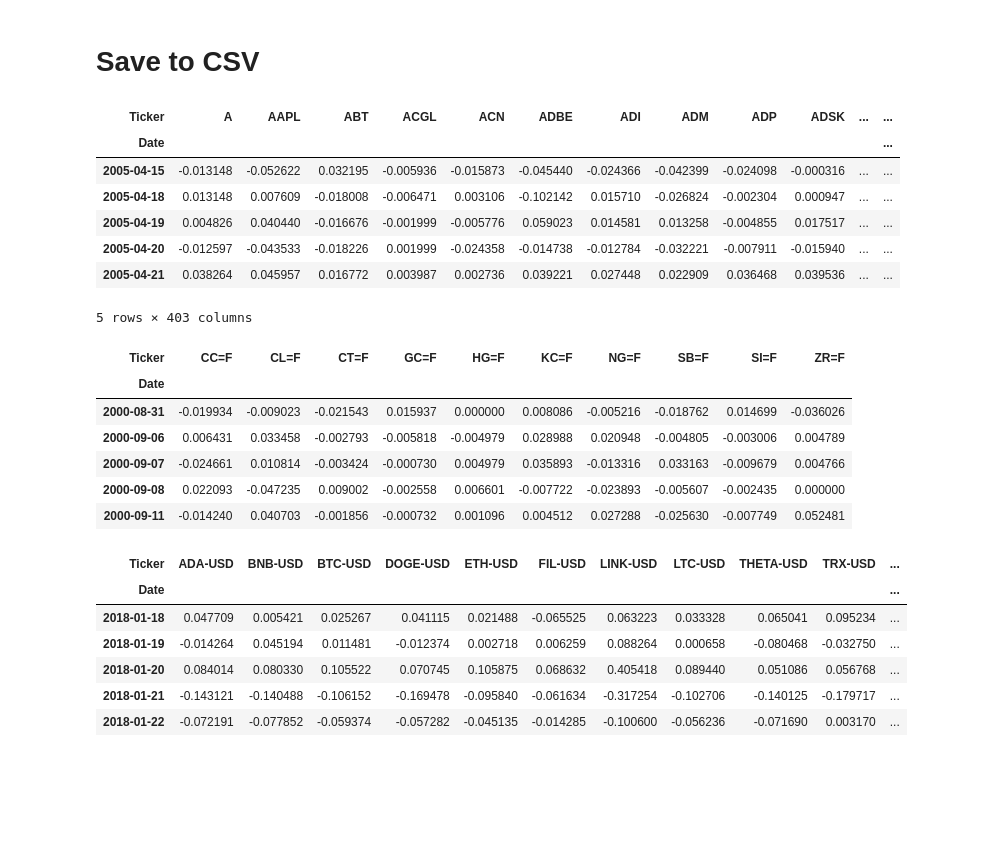
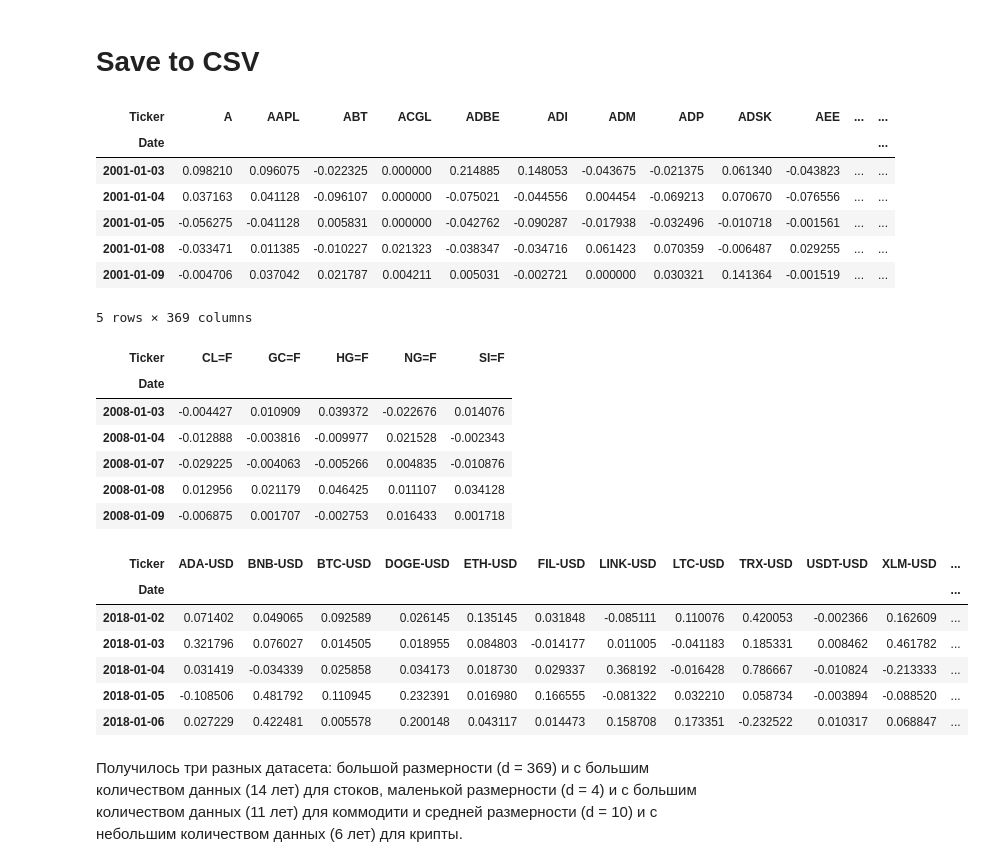
Before and after one commit to lqwic/deep_var, a Jupyter notebook: deepvar_datasets.ipynb, the cells around one changed output. Drawn from its saved outputs; the diff is of its cells as text; code cells hidden in the pictures; blank space fills up the shorter version.

Commit message:
Fixed cleaning data

```diff
--- a/deepvar_datasets.ipynb
+++ b/deepvar_datasets.ipynb
@@ -58,0 +6,7 @@ def find_threshold(data):
+# %%
+def get_cleaned_log_returns(data, start_year, end_year):
+  period = (data.index <= str(end_year)) & (data.index >= str(start_year))
+  sliced_data = data['Close'][period]
+  clean_data = sliced_data.dropna(axis=1)
+  log_returns = np.log(clean_data / clean_data.shift(1))
+  return log_returns.dropna()
@@ -154,7 +112,7 @@ cryptos_tickers = ['BTC-USD', 'ETH-USD', 'USDT-USD', 'BNB-USD', 'XRP-USD',
                    'ALGO-USD', 'WBTC-USD', 'MATIC-USD', 'ICP-USD', 'ATOM1-USD',
                    'VET-USD', 'FIL-USD', 'TRX-USD', 'THETA-USD', 'XLM-USD',
                    'FTT-USD', 'UST-USD', 'HBAR-USD', 'XTZ-USD']
-cryptos = yf.download(cryptos_tickers, start='1900-01-01', end='2022-02-16')
+cryptos = yf.download(cryptos_tickers, start='1900-01-01', end='2024-02-16')
 # %% [output]
 [*********************100%%**********************]  29 of 29 completed
 ERROR:yfinance:
@@ -194,0 +131,3 @@ WARNING:matplotlib.legend:No artists with labels found to put in legend.  Note t
+# %%
+cryptos_log_returns = get_cleaned_log_returns(cryptos, 2018, 2024)
+cryptos_log_returns.head()
@@ -195,34 +142,34 @@ WARNING:matplotlib.legend:No artists with labels found to put in legend.  Note t
 # %% [markdown]
 # Save to CSV
 # %%
-clean_stocks.head()
+stocks_log_returns.head()
 # %% [output]
-| Ticker | A | AAPL | ABT | ACGL | ACN | ADBE | ADI | ADM | ADP | ADSK | ... | ... |
+| Ticker | A | AAPL | ABT | ACGL | ADBE | ADI | ADM | ADP | ADSK | AEE | ... | ... |
 | Date |  |  |  |  |  |  |  |  |  |  |  | ... |
-| 2005-04-15 | -0.013148 | -0.052622 | 0.032195 | -0.005936 | -0.015873 | -0.045440 | -0.024366 | -0.042399 | -0.024098 | -0.000316 | ... | ... |
-| 2005-04-18 | 0.013148 | 0.007609 | -0.018008 | -0.006471 | 0.003106 | -0.102142 | 0.015710 | -0.026824 | -0.002304 | 0.000947 | ... | ... |
-| 2005-04-19 | 0.004826 | 0.040440 | -0.016676 | -0.001999 | -0.005776 | 0.059023 | 0.014581 | 0.013258 | -0.004855 | 0.017517 | ... | ... |
-| 2005-04-20 | -0.012597 | -0.043533 | -0.018226 | 0.001999 | -0.024358 | -0.014738 | -0.012784 | -0.032221 | -0.007911 | -0.015940 | ... | ... |
-| 2005-04-21 | 0.038264 | 0.045957 | 0.016772 | 0.003987 | 0.002736 | 0.039221 | 0.027448 | 0.022909 | 0.036468 | 0.039536 | ... | ... |
+| 2001-01-03 | 0.098210 | 0.096075 | -0.022325 | 0.000000 | 0.214885 | 0.148053 | -0.043675 | -0.021375 | 0.061340 | -0.043823 | ... | ... |
+| 2001-01-04 | 0.037163 | 0.041128 | -0.096107 | 0.000000 | -0.075021 | -0.044556 | 0.004454 | -0.069213 | 0.070670 | -0.076556 | ... | ... |
+| 2001-01-05 | -0.056275 | -0.041128 | 0.005831 | 0.000000 | -0.042762 | -0.090287 | -0.017938 | -0.032496 | -0.010718 | -0.001561 | ... | ... |
+| 2001-01-08 | -0.033471 | 0.011385 | -0.010227 | 0.021323 | -0.038347 | -0.034716 | 0.061423 | 0.070359 | -0.006487 | 0.029255 | ... | ... |
+| 2001-01-09 | -0.004706 | 0.037042 | 0.021787 | 0.004211 | 0.005031 | -0.002721 | 0.000000 | 0.030321 | 0.141364 | -0.001519 | ... | ... |
-5 rows × 403 columns
+5 rows × 369 columns
 # %%
-clean_commodities.head()
+commodities_log_returns.head()
 # %% [output]
-| Ticker | CC=F | CL=F | CT=F | GC=F | HG=F | KC=F | NG=F | SB=F | SI=F | ZR=F |
-| Date |  |  |  |  |  |  |  |  |  |  |
-| 2000-08-31 | -0.019934 | -0.009023 | -0.021543 | 0.015937 | 0.000000 | 0.008086 | -0.005216 | -0.018762 | 0.014699 | -0.036026 |
-| 2000-09-06 | 0.006431 | 0.033458 | -0.002793 | -0.005818 | -0.004979 | 0.028988 | 0.020948 | -0.004805 | -0.003006 | 0.004789 |
-| 2000-09-07 | -0.024661 | 0.010814 | -0.003424 | -0.000730 | 0.004979 | 0.035893 | -0.013316 | 0.033163 | -0.009679 | 0.004766 |
-| 2000-09-08 | 0.022093 | -0.047235 | 0.009002 | -0.002558 | 0.006601 | -0.007722 | -0.023893 | -0.005607 | -0.002435 | 0.000000 |
-| 2000-09-11 | -0.014240 | 0.040703 | -0.001856 | -0.000732 | 0.001096 | 0.004512 | 0.027288 | -0.025630 | -0.007749 | 0.052481 |
+| Ticker | CL=F | GC=F | HG=F | NG=F | SI=F |
+| Date |  |  |  |  |  |
+| 2008-01-03 | -0.004427 | 0.010909 | 0.039372 | -0.022676 | 0.014076 |
+| 2008-01-04 | -0.012888 | -0.003816 | -0.009977 | 0.021528 | -0.002343 |
+| 2008-01-07 | -0.029225 | -0.004063 | -0.005266 | 0.004835 | -0.010876 |
+| 2008-01-08 | 0.012956 | 0.021179 | 0.046425 | 0.011107 | 0.034128 |
+| 2008-01-09 | -0.006875 | 0.001707 | -0.002753 | 0.016433 | 0.001718 |
 # %%
-clean_cryptos.head()
+cryptos_log_returns.head()
 # %% [output]
-| Ticker | ADA-USD | BNB-USD | BTC-USD | DOGE-USD | ETH-USD | FIL-USD | LINK-USD | LTC-USD | THETA-USD | TRX-USD | ... |
-| Date |  |  |  |  |  |  |  |  |  |  | ... |
-| 2018-01-18 | 0.047709 | 0.005421 | 0.025267 | 0.041115 | 0.021488 | -0.065525 | 0.063223 | 0.033328 | 0.065041 | 0.095234 | ... |
-| 2018-01-19 | -0.014264 | 0.045194 | 0.011481 | -0.012374 | 0.002718 | 0.006259 | 0.088264 | 0.000658 | -0.080468 | -0.032750 | ... |
-| 2018-01-20 | 0.084014 | 0.080330 | 0.105522 | 0.070745 | 0.105875 | 0.068632 | 0.405418 | 0.089440 | 0.051086 | 0.056768 | ... |
-| 2018-01-21 | -0.143121 | -0.140488 | -0.106152 | -0.169478 | -0.095840 | -0.061634 | -0.317254 | -0.102706 | -0.140125 | -0.179717 | ... |
-| 2018-01-22 | -0.072191 | -0.077852 | -0.059374 | -0.057282 | -0.045135 | -0.014285 | -0.100600 | -0.056236 | -0.071690 | 0.003170 | ... |
+| Ticker | ADA-USD | BNB-USD | BTC-USD | DOGE-USD | ETH-USD | FIL-USD | LINK-USD | LTC-USD | TRX-USD | USDT-USD | XLM-USD | ... |
+| Date |  |  |  |  |  |  |  |  |  |  |  | ... |
+| 2018-01-02 | 0.071402 | 0.049065 | 0.092589 | 0.026145 | 0.135145 | 0.031848 | -0.085111 | 0.110076 | 0.420053 | -0.002366 | 0.162609 | ... |
+| 2018-01-03 | 0.321796 | 0.076027 | 0.014505 | 0.018955 | 0.084803 | -0.014177 | 0.011005 | -0.041183 | 0.185331 | 0.008462 | 0.461782 | ... |
+| 2018-01-04 | 0.031419 | -0.034339 | 0.025858 | 0.034173 | 0.018730 | 0.029337 | 0.368192 | -0.016428 | 0.786667 | -0.010824 | -0.213333 | ... |
+| 2018-01-05 | -0.108506 | 0.481792 | 0.110945 | 0.232391 | 0.016980 | 0.166555 | -0.081322 | 0.032210 | 0.058734 | -0.003894 | -0.088520 | ... |
+| 2018-01-06 | 0.027229 | 0.422481 | 0.005578 | 0.200148 | 0.043117 | 0.014473 | 0.158708 | 0.173351 | -0.232522 | 0.010317 | 0.068847 | ... |
 # %%
@@ -231,0 +179,2 @@ clean_cryptos.head()
+# %% [markdown]
+Получилось три разных датасета: большой размерности (d = 369) и с большим количеством данных (14 лет) для стоков, маленькой размерности (d = 4) и с большим количеством данных (11 лет) для коммодити и средней размерности (d = 10) и с небольшим количеством данных (6 лет) для крипты.
```
Also changed, not shown: parts of 25 cells of this notebook, 3 other files.
